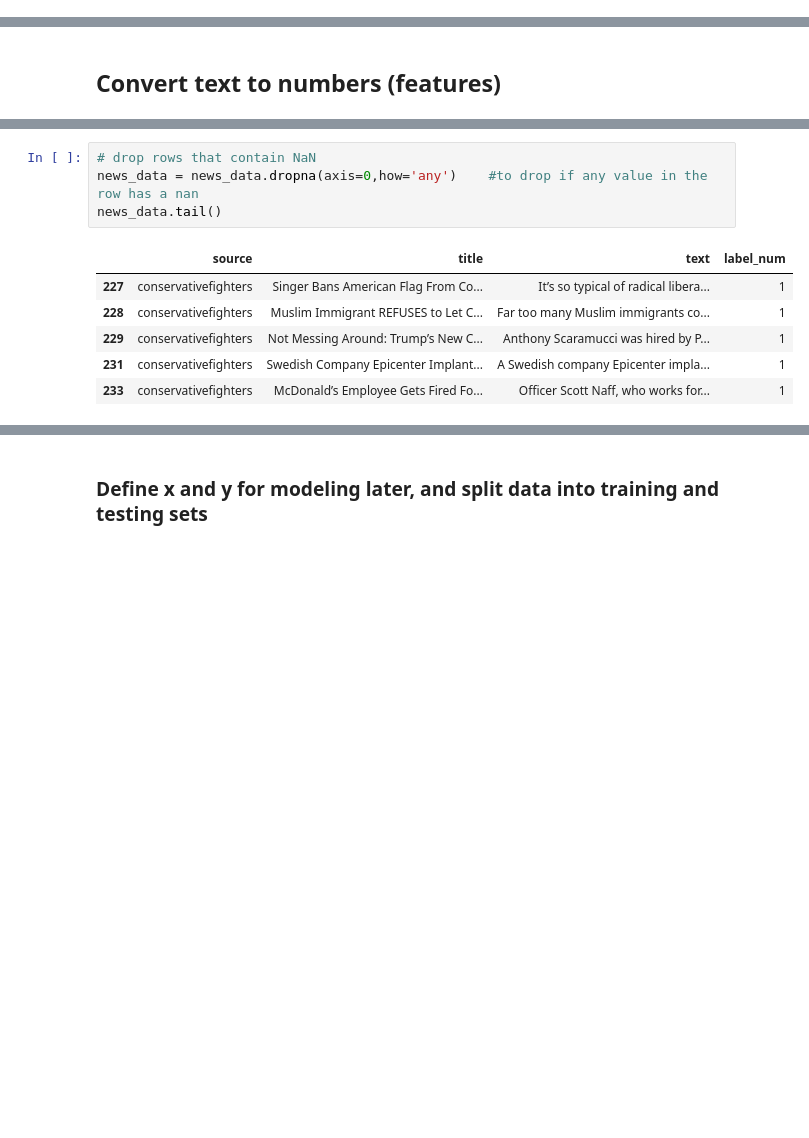
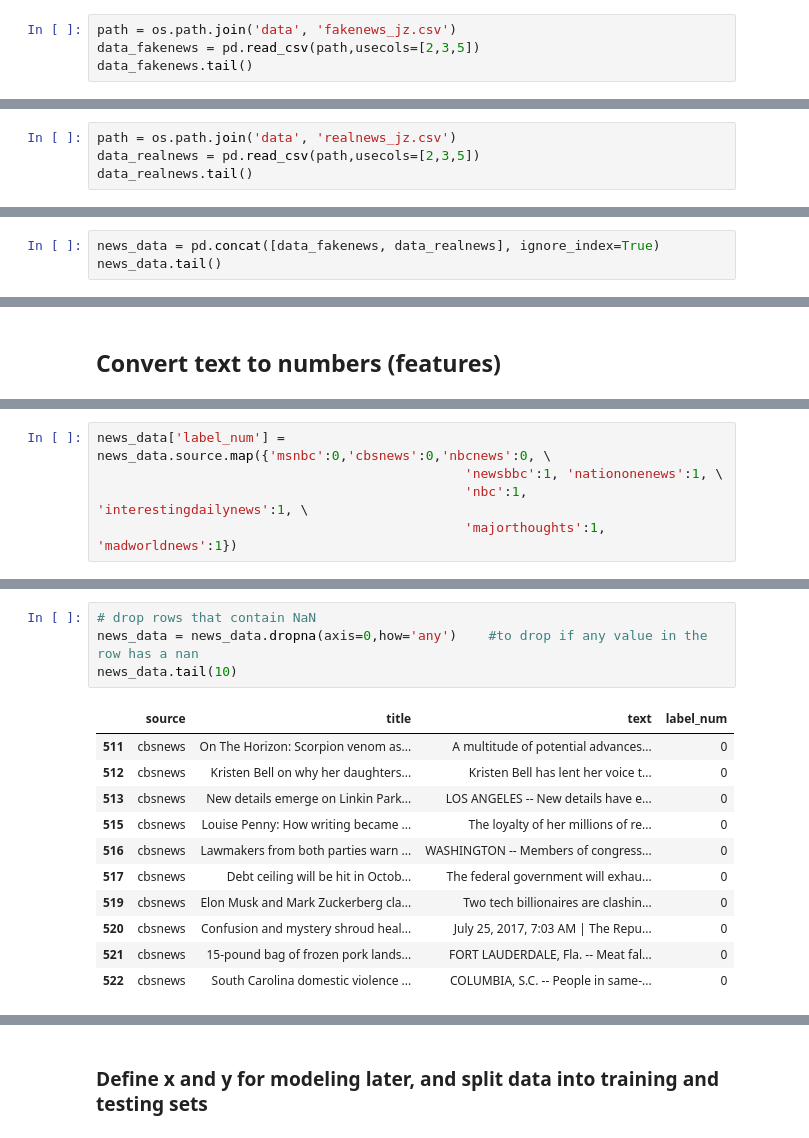
Before and after one commit to Fake-News-Project/Fake-News-Project, a Jupyter notebook: FakeNews_Prediction_NaiveBayes.ipynb, the cells around one changed output, grey strips where cells are left out. Drawn from its saved outputs; the diff is of its cells as text; blank space fills up the shorter version.

Commit message:
Jinmei's scripts for scraping websites and data so far

```diff
--- a/FakeNews_Prediction_NaiveBayes.ipynb
+++ b/FakeNews_Prediction_NaiveBayes.ipynb
@@ -96,0 +90,4 @@ The total number of conservativefighters articles is  36
+# %%
+path = os.path.join('data', 'fakenews_jz.csv')
+data_fakenews = pd.read_csv(path,usecols=[2,3,5])
+data_fakenews.tail()
@@ -96,0 +111,4 @@ The total number of conservativefighters articles is  36
+# %%
+path = os.path.join('data', 'realnews_jz.csv')
+data_realnews = pd.read_csv(path,usecols=[2,3,5])
+data_realnews.tail()
@@ -96,0 +129,3 @@ The total number of conservativefighters articles is  36
+# %%
+news_data = pd.concat([data_fakenews, data_realnews], ignore_index=True)
+news_data.tail()
@@ -132 +160,6 @@ news_data['label_num'] = news_data.source.map({'go':0,'cbsnews':0,'nbcnews':0, '
+# %%
+news_data['label_num'] = news_data.source.map({'msnbc':0,'cbsnews':0,'nbcnews':0, \
+                                               'newsbbc':1, 'nationonenews':1, \
+                                               'nbc':1, 'interestingdailynews':1, \
+                                               'majorthoughts':1, 'madworldnews':1})
 # %%
@@ -141,11 +179,16 @@ news_data.tail()
 # %%
 # drop rows that contain NaN
 news_data = news_data.dropna(axis=0,how='any')    #to drop if any value in the row has a nan
-news_data.tail()
+news_data.tail(10)
 # %% [output]
 |  | source | title | text | label_num |
-| 227 | conservativefighters | Singer Bans American Flag From Co... | It’s so typical of radical libera... | 1 |
-| 228 | conservativefighters | Muslim Immigrant REFUSES to Let C... | Far too many Muslim immigrants co... | 1 |
-| 229 | conservativefighters | Not Messing Around: Trump’s New C... | Anthony Scaramucci was hired by P... | 1 |
-| 231 | conservativefighters | Swedish Company Epicenter Implant... | A Swedish company Epicenter impla... | 1 |
-| 233 | conservativefighters | McDonald’s Employee Gets Fired Fo... | Officer Scott Naff, who works for... | 1 |
+| 511 | cbsnews | On The Horizon: Scorpion venom as... | A multitude of potential advances... | 0 |
+| 512 | cbsnews | Kristen Bell on why her daughters... | Kristen Bell has lent her voice t... | 0 |
+| 513 | cbsnews | New details emerge on Linkin Park... | LOS ANGELES -- New details have e... | 0 |
+| 515 | cbsnews | Louise Penny: How writing became ... | The loyalty of her millions of re... | 0 |
+| 516 | cbsnews | Lawmakers from both parties warn ... | WASHINGTON -- Members of congress... | 0 |
+| 517 | cbsnews | Debt ceiling will be hit in Octob... | The federal government will exhau... | 0 |
+| 519 | cbsnews | Elon Musk and Mark Zuckerberg cla... | Two tech billionaires are clashin... | 0 |
+| 520 | cbsnews | Confusion and mystery shroud heal... | July 25, 2017, 7:03 AM | The Repu... | 0 |
+| 521 | cbsnews | 15-pound bag of frozen pork lands... | FORT LAUDERDALE, Fla. -- Meat fal... | 0 |
+| 522 | cbsnews | South Carolina domestic violence ... | COLUMBIA, S.C. -- People in same-... | 0 |
```
Also changed, not shown: parts of 33 cells of this notebook, 5 other files.
